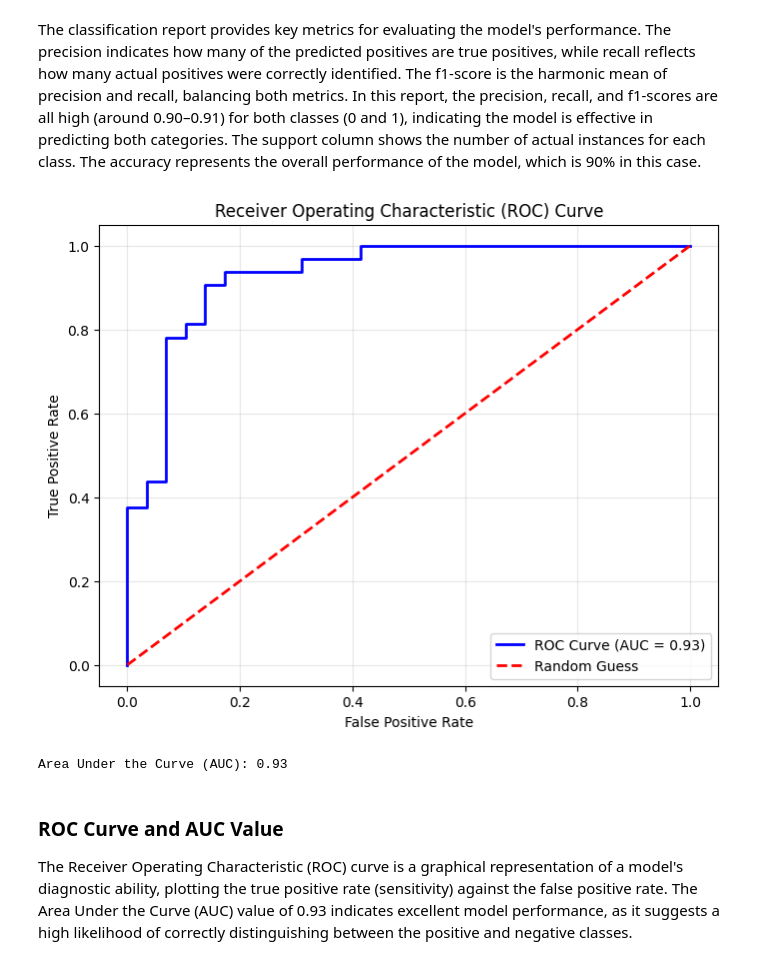
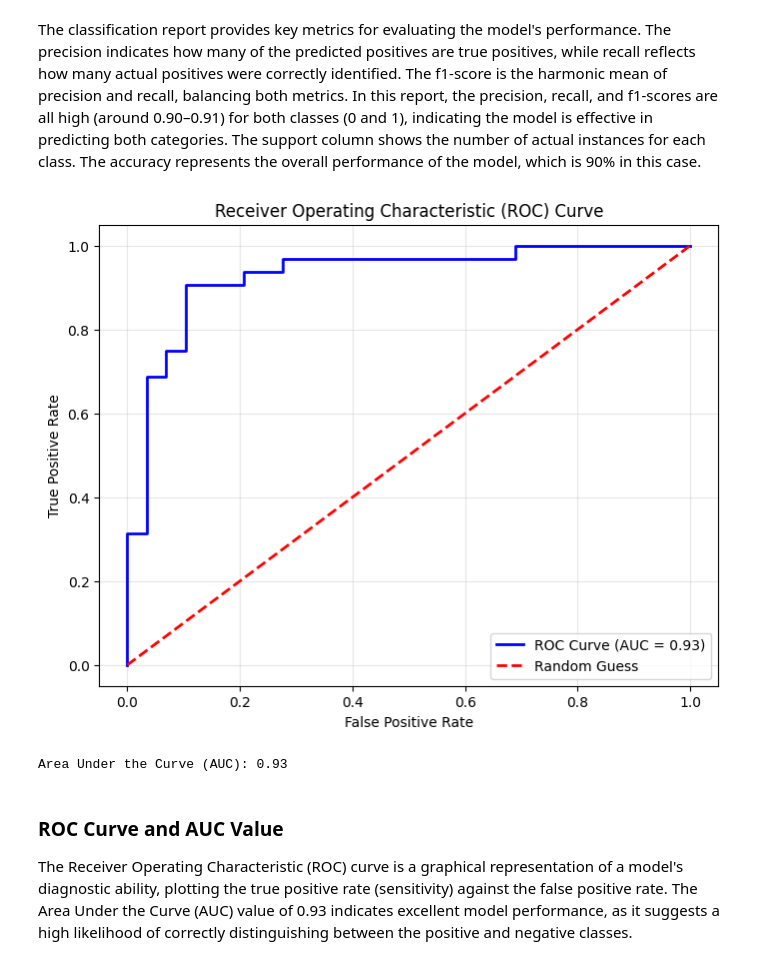
Before and after one commit to Tharindu396/Heartfailure_detection, a Jupyter notebook: Untitled.ipynb, the cells around one changed output. Saved outputs shown, nothing was run; the diff lists cells and outputs as text; code cells hidden in the pictures.

```diff
--- a/Untitled.ipynb
+++ b/Untitled.ipynb
@@ -514,26 +514,6 @@ plt.show()
 ## Machine Learning Model Development: Placement Prediction with Support Vector Machine
 # %%
 # Train SVM model
-from sklearn.model_selection import GridSearchCV
-from sklearn.svm import SVC
-
-# Define the parameter grid
-param_grid = {
-    'C': [0.01,0.1, 1, 10, 100,1000],  # Test different regularization strengths
-    'kernel': ['linear', 'rbf', 'poly'],
-    'gamma': [1, 0.1, 0.01, 0.001]  # Test different gamma values
-}
-
-# Create the GridSearchCV object
-grid_search = GridSearchCV(SVC(probability=True, random_state=42), param_grid, cv=5, scoring='accuracy')
-
-# Fit the model to the data
-grid_search.fit(X_train_scaled, y_train)
-
-# Output the best parameters and accuracy
-print("Best Hyperparameters:", grid_search.best_params_)
-print("Best Training Accuracy:", grid_search.best_score_)
-
-# Use the best model to make predictions
-best_model = grid_search.best_estimator_
+svm_model = SVC(kernel="rbf", probability=True, random_state=42)
+svm_model.fit(X_train_scaled, y_train)
 # %% [output]
@@ -613,31 +592,31 @@ The classification report provides key metrics for evaluating the model's perfor
 # %%
 from sklearn.metrics import roc_curve, auc
 import matplotlib.pyplot as plt
 
 # Calculate the predicted probabilities for the test set
-y_test_proba = best_model.predict_proba(X_test_scaled)[:, 1]
+y_test_proba = svm_model.predict_proba(X_test_scaled)[:, 1]
 
 # Generate the ROC curve
 fpr, tpr, thresholds = roc_curve(y_test, y_test_proba)
 
 # Calculate the AUC
 roc_auc = auc(fpr, tpr)
 
 # Plot the ROC curve
 plt.figure(figsize=(8, 6))
 plt.plot(fpr, tpr, color='blue', lw=2, label=f'ROC Curve (AUC = {roc_auc:.2f})')
 plt.plot([0, 1], [0, 1], color='red', lw=2, linestyle='--', label='Random Guess')
 
 plt.title("Receiver Operating Characteristic (ROC) Curve")
 plt.xlabel("False Positive Rate")
 plt.ylabel("True Positive Rate")
 plt.legend(loc="lower right")
 plt.grid(alpha=0.3)
 plt.show()
 
 print(f"Area Under the Curve (AUC): {roc_auc:.2f}")
 # %% [output]
-[figure, old version]
+[figure, new version]
 Area Under the Curve (AUC): 0.93
 # %% [markdown]
 ### ROC Curve and AUC Value
```
Also changed, not shown: parts of 8 cells of this notebook.
